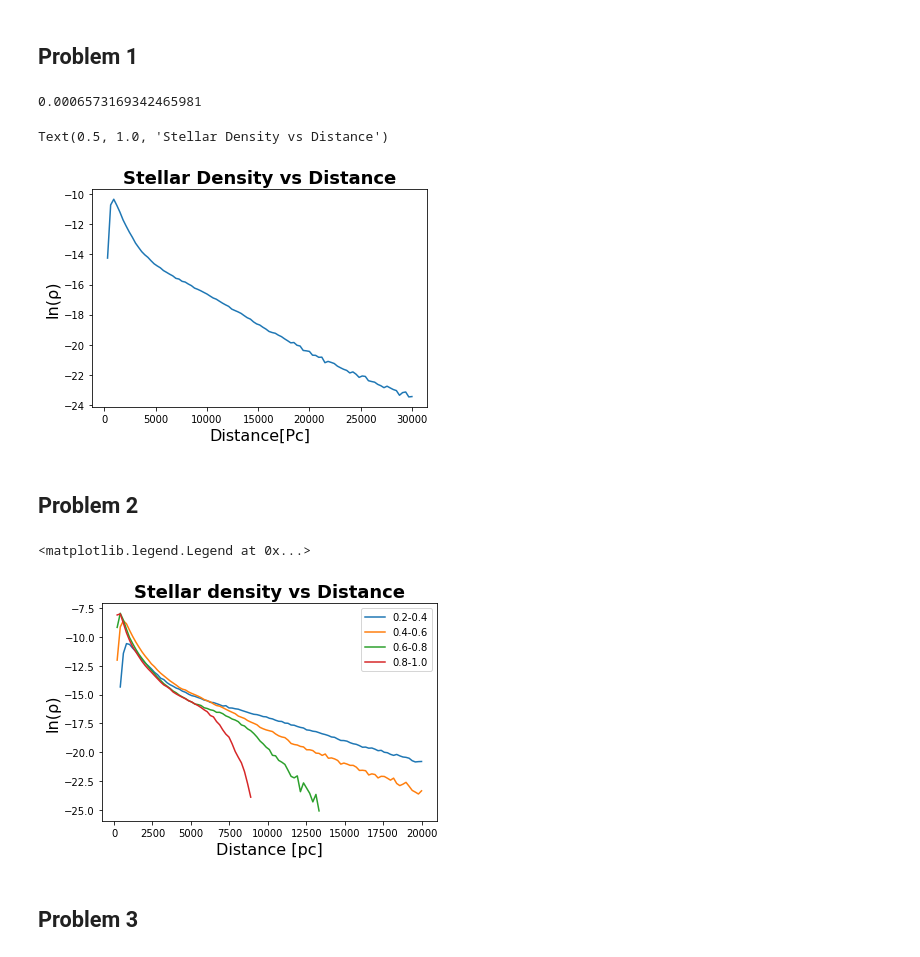
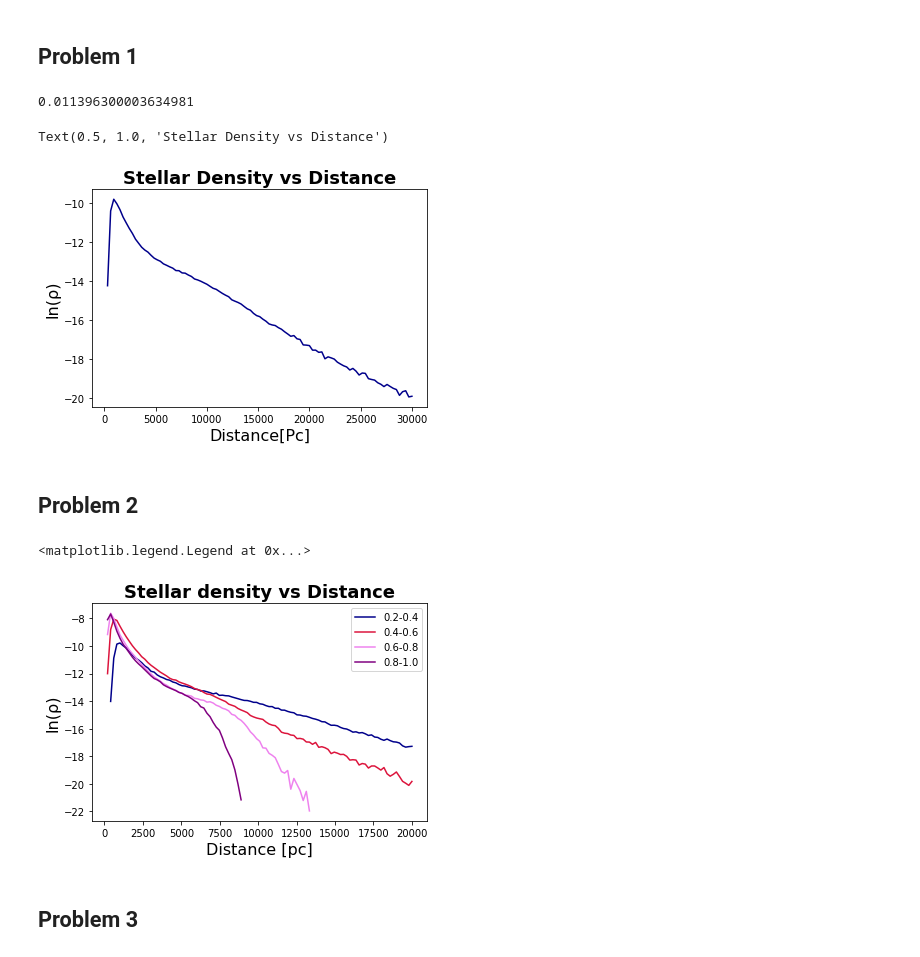
Before and after one commit to EmilyTipton/Intro-to-Research-3190, a Jupyter notebook: Research/Research_Project_Emily_Michael/Research_Notebook_Emily_Michael.ipynb, the cells around one changed output. Drawn from its saved outputs; the diff is of its cells as text; code cells hidden in the pictures.

```diff
--- a/Research/Research_Project_Emily_Michael/Research_Notebook_Emily_Michael.ipynb
+++ b/Research/Research_Project_Emily_Michael/Research_Notebook_Emily_Michael.ipynb
@@ -132,7 +136,7 @@ D = distance(r,M_r)
 def density(D, distance, delta):
     """Take the volume of a shell and the numbe of stars within the bin to compute the density"""
 
-    volume= (314/41253)*4/3*np.pi*((delta + distance)**3-delta**3)
+    volume= (314/41253)*4/3*np.pi*((delta + distance)**3 - distance**3)
 
     #Calculate the number of stars
     numbers_mask= np.logical_and(D >= distance, D <= delta + distance)
@@ -142,7 +146,7 @@ def density(D, distance, delta):
 
 density(D, 500, 10)
 # %% [output]
-0.0006573169342465981
+0.011396300003634981
 # %%
 #plot ln(density)
 y= np.array(data["g"])-np.array(data["r"]) #g minus r
@@ -159,14 +163,14 @@ nl_density = []
 for i in points:
     nl_density.append(np.log(density(D[stars_mask], i, bin_width)))
 
-plt.plot(points, nl_density)
+plt.plot(points, nl_density, color = "darkblue")
 
 plt.xlabel('Distance[Pc]', fontsize = 16)
 plt.ylabel('ln(\u03C1)', fontsize = 16)
 plt.title('Stellar Density vs Distance', fontweight='bold', fontsize=18)
 # %% [output]
 Text(0.5, 1.0, 'Stellar Density vs Distance')
-[figure, old version]
+[figure, new version]
 # %% [markdown]
 ## Problem 2
 # %%
@@ -175,35 +179,35 @@ masks= []
 masks.append(np.logical_and(y > 0.2, y < 0.4))
 masks.append(np.logical_and(y > 0.4, y < 0.6))
 masks.append(np.logical_and(y > 0.6, y < 0.8))
 masks.append(np.logical_and(y> 0.8, y < 1.0))
 
 #set boundaries
 initial = 0
 final = 20000
 bins = 100
 bin_width = ((final - initial)/ bins)
 points = np.linspace(initial, final, num = bins)
 
 #calculate ln(density)
 nl_density = np.zeros((len(masks), bins))
 for i in range(len(points)):
     for j in range(len(masks)):
         nl_density[j][i] = np.log(density(D[masks[j]], points[i], bin_width))
 
-line_colors = ["darkblue", "crimson", "violet", "orange"]
+line_colors = ["darkblue", "crimson", "violet", "purple"]
 mask_labels = ["0.2-0.4", "0.4-0.6", "0.6-0.8", "0.8-1.0"]
 
 #plot
 for i in range(len(masks)):
-    plt.plot(points, nl_density[i])
+    plt.plot(points, nl_density[i], c = line_colors[i])
 
 #Set the axes labels and plot label
 plt.xlabel("Distance [pc]", fontsize = 16)
 plt.ylabel("ln(\u03C1)", fontsize = 16)
 plt.title("Stellar density vs Distance", fontweight= 'bold' , fontsize = 18)
 plt.legend(mask_labels)
 # %% [output]
 <matplotlib.legend.Legend at 0x...>
-[figure, old version]
+[figure, new version]
 # %% [markdown]
 ## Problem 3
```
Also changed, not shown: parts of 4 cells of this notebook.
